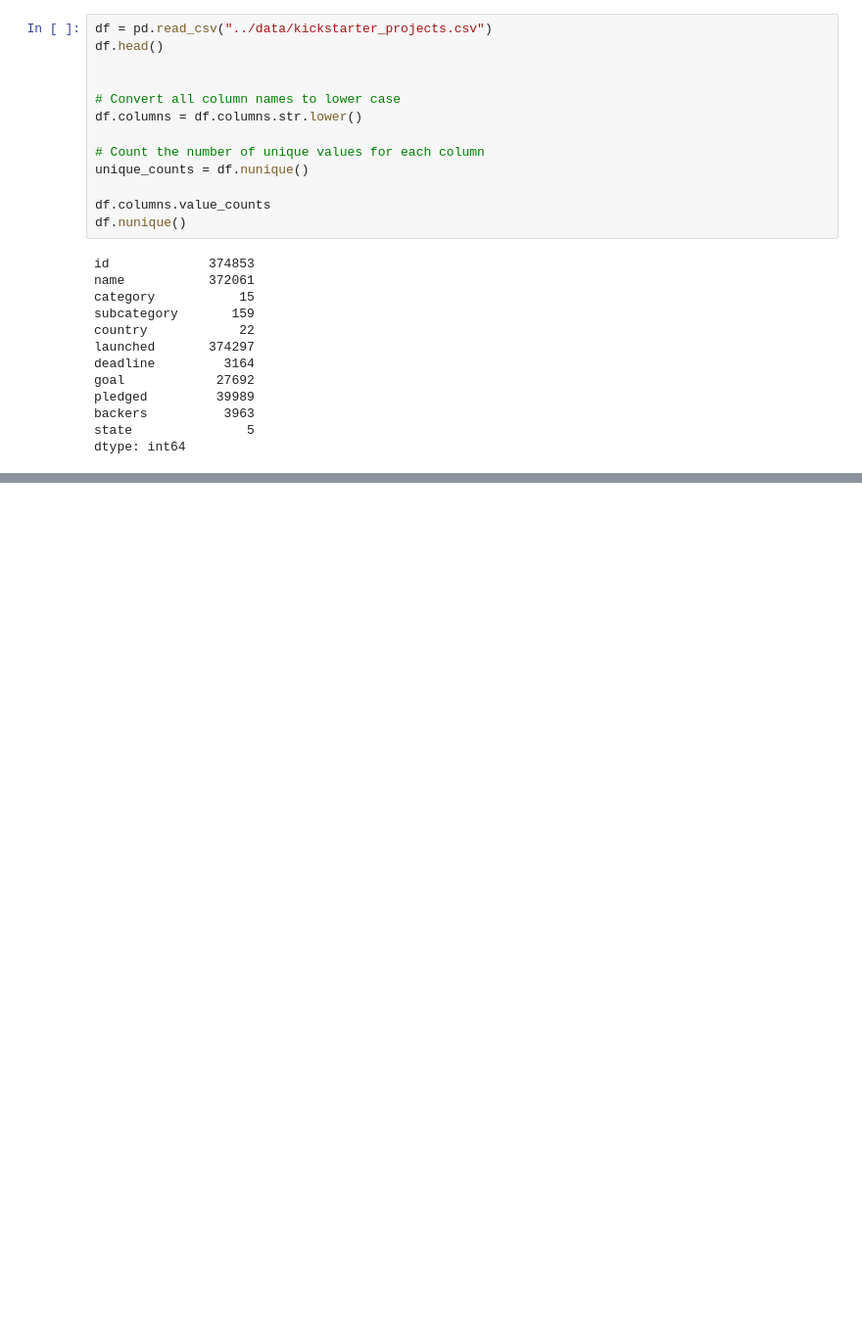
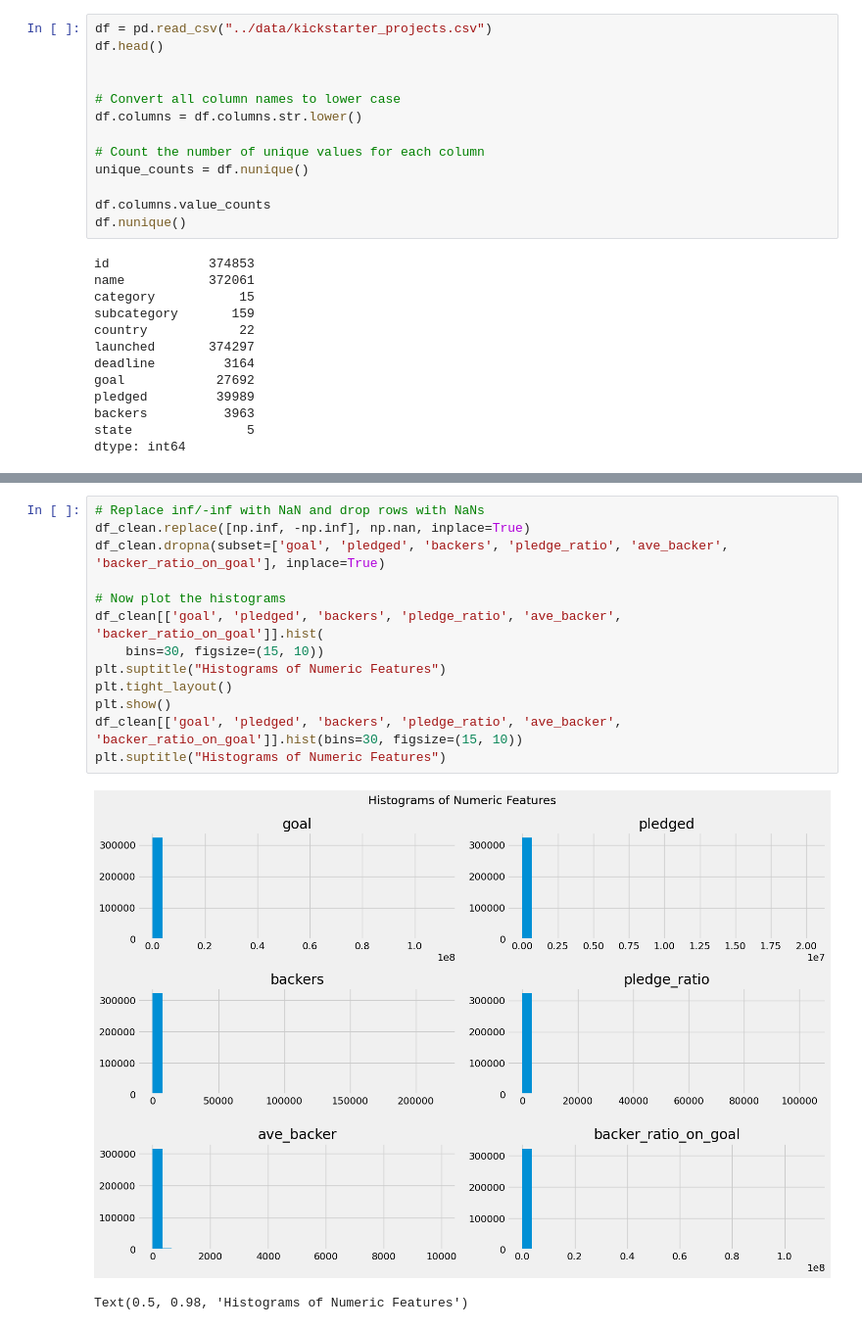
Before and after one commit to spiced-academy/punch_finisher, a Jupyter notebook: notebooks/EDA.ipynb, the cells around one changed output, grey strips where cells are left out. Shown at 98% size. Saved outputs shown, nothing was run; the diff lists cells and outputs as text; blank space fills up the shorter version.

```diff
--- a/notebooks/EDA.ipynb
+++ b/notebooks/EDA.ipynb
@@ -146,0 +155,16 @@ plt.show()
+# %%
+# Replace inf/-inf with NaN and drop rows with NaNs
+df_clean.replace([np.inf, -np.inf], np.nan, inplace=True)
+df_clean.dropna(subset=['goal', 'pledged', 'backers', 'pledge_ratio', 'ave_backer', 'backer_ratio_on_goal'], inplace=True)
+
+# Now plot the histograms
+df_clean[['goal', 'pledged', 'backers', 'pledge_ratio', 'ave_backer', 'backer_ratio_on_goal']].hist(
+    bins=30, figsize=(15, 10))
+plt.suptitle("Histograms of Numeric Features")
+plt.tight_layout()
+plt.show()
+df_clean[['goal', 'pledged', 'backers', 'pledge_ratio', 'ave_backer', 'backer_ratio_on_goal']].hist(bins=30, figsize=(15, 10))
+plt.suptitle("Histograms of Numeric Features")
+# %% [output]
+[figure, added]
+Text(0.5, 0.98, 'Histograms of Numeric Features')
```
Also changed, not shown: parts of 30 cells of this notebook, 2 other files.
